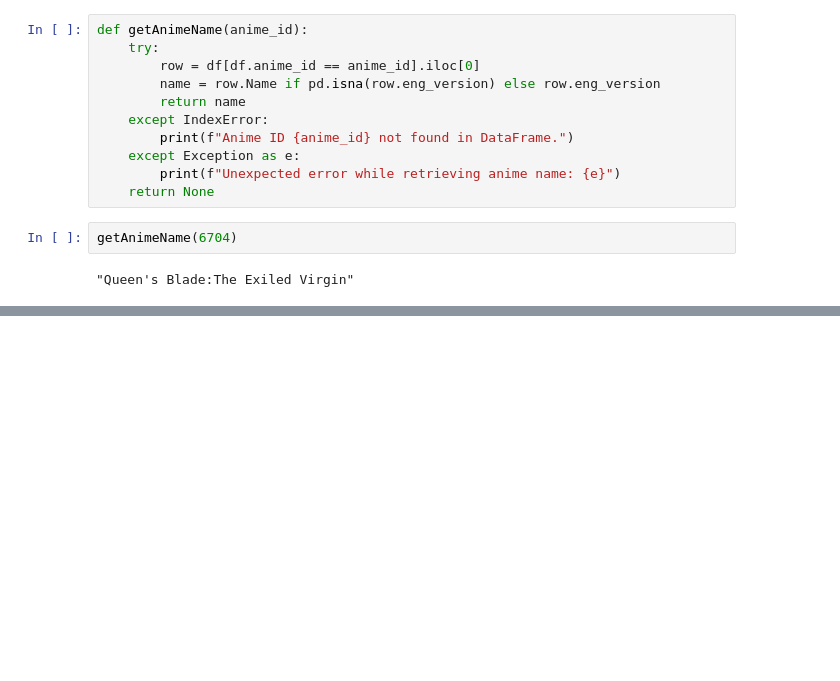
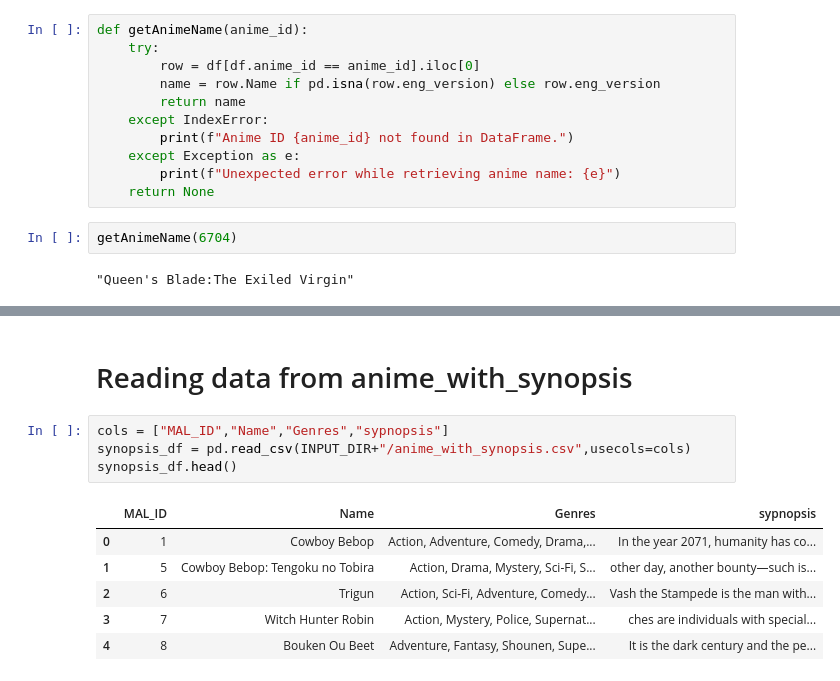
Before and after one commit to vikramjitbora/Anime-RecSys, a Jupyter notebook: notebooks/Recsys.ipynb, the cells around one changed output, grey strips where cells are left out. Saved outputs shown, nothing was run; the diff lists cells and outputs as text; blank space fills up the shorter version.

```diff
--- a/notebooks/Recsys.ipynb
+++ b/notebooks/Recsys.ipynb
@@ -442,0 +527,13 @@ getAnimeName(6704)
+# %% [markdown]
+# Reading data from anime_with_synopsis
+# %%
+cols = ["MAL_ID","Name","Genres","sypnopsis"]
+synopsis_df = pd.read_csv(INPUT_DIR+"/anime_with_synopsis.csv",usecols=cols)
+synopsis_df.head()
+# %% [output]
+|  | MAL_ID | Name | Genres | sypnopsis |
+| 0 | 1 | Cowboy Bebop | Action, Adventure, Comedy, Drama,... | In the year 2071, humanity has co... |
+| 1 | 5 | Cowboy Bebop: Tengoku no Tobira | Action, Drama, Mystery, Sci-Fi, S... | other day, another bounty—such is... |
+| 2 | 6 | Trigun | Action, Sci-Fi, Adventure, Comedy... | Vash the Stampede is the man with... |
+| 3 | 7 | Witch Hunter Robin | Action, Mystery, Police, Supernat... | ches are individuals with special... |
+| 4 | 8 | Bouken Ou Beet | Adventure, Fantasy, Shounen, Supe... | It is the dark century and the pe... |
```
Also changed, not shown: parts of 19 cells of this notebook.
